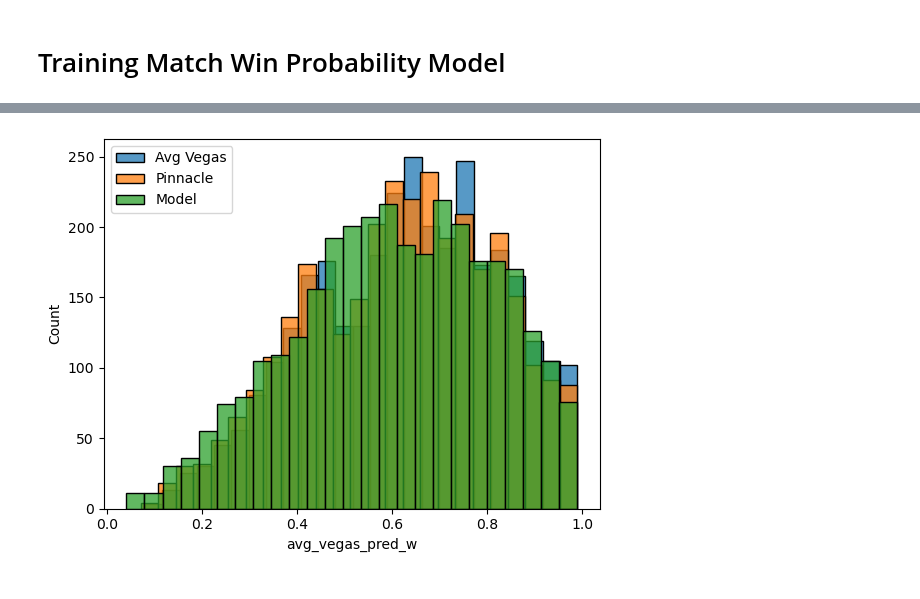
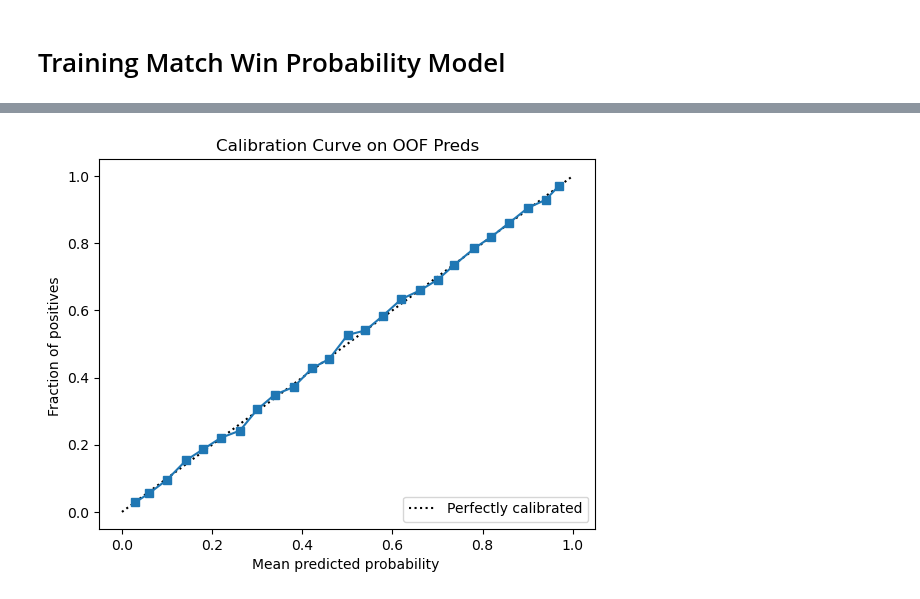
Before and after one commit to yaobviously/tennis_elo, a Jupyter notebook: tennis_model_fr.ipynb, the cells around one changed output, grey strips where cells are left out. Cells and saved outputs as stored; diff of their text form; code cells hidden in the pictures.

```diff
--- a/tennis_model_fr.ipynb
+++ b/tennis_model_fr.ipynb
@@ -1355,12 +1166,14 @@ disp.plot()
-# %%
-sns.histplot(trial['avg_vegas_pred_w'], bins=25, label='Avg Vegas')
-sns.histplot(trial['pinnacle_vegas_pred_w'], bins=25, label='Pinnacle')
-sns.histplot(trial['model_w_pred'], bins=25, label='Model')
-
-plt.legend()
-plt.show()
-# %% [output]
-[figure, removed]
+# %%
+from sklearn.calibration import calibration_curve, CalibrationDisplay
+
+y_prob = match_df['pred_player_one_win'].values
+prob_true, prob_pred = calibration_curve(match_df['player_won'], match_df['pred_player_one_win'], n_bins=25)
+disp = CalibrationDisplay(prob_true, prob_pred, y_prob)
+disp.plot()
+plt.title("Calibration Curve on OOF Preds")
+plt.show()
+# %% [output]
+[figure, added]
 # %%
 def plot_player(player_id=103819.0):
     fig, ax = plt.subplots(figsize=(16, 6))
```
Also changed, not shown: parts of 29 cells of this notebook, 6 other files.
